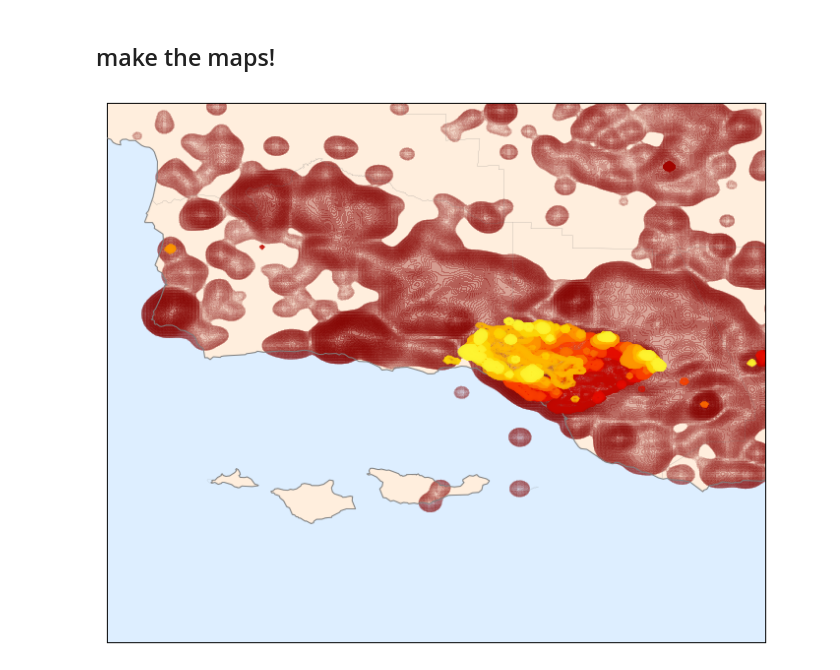
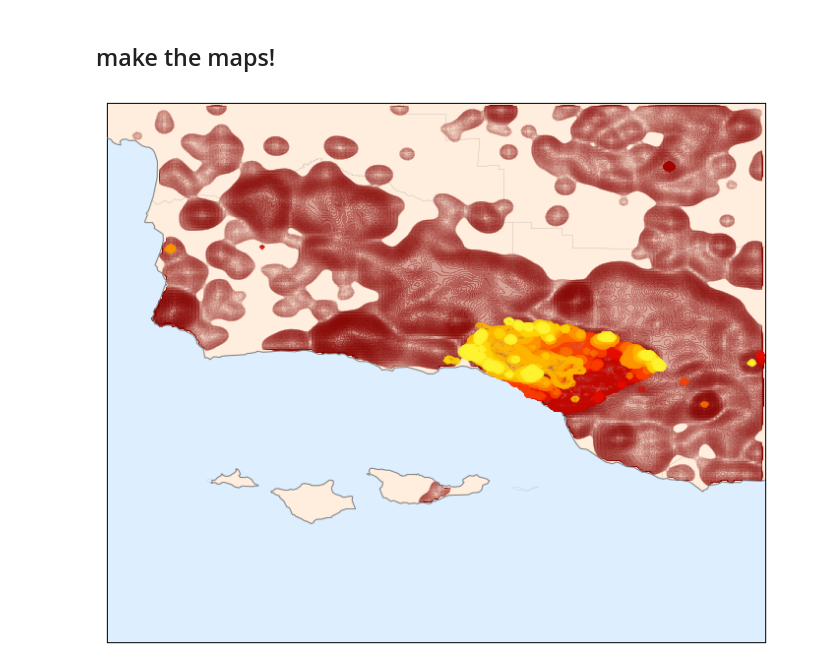
Before and after one commit to mkmcc/ThomasFire, a Jupyter notebook: Thomas Fire.ipynb, the cells around one changed output. Saved outputs shown, nothing was run; the diff lists cells and outputs as text; code cells hidden in the pictures.

Commit message:
crop data to be on land.

```diff
--- a/Thomas Fire.ipynb
+++ b/Thomas Fire.ipynb
@@ -178,22 +178,33 @@ for i, Z in enumerate(v_data):
 # %%
 fig, ax = plt.subplots(figsize=(12,12))
 
 m = Basemap(projection='cyl', llcrnrlat=Y.min(),
-               urcrnrlat=Y.max(), llcrnrlon=X.min(),
-               urcrnrlon=X.max(), resolution='h', ax=ax)
+            urcrnrlat=Y.max(), llcrnrlon=X.min(),
+            urcrnrlon=X.max(), resolution='h', ax=ax)
+
+def landq(pt):
+    p = m(*(pt[::-1])) # reverse coordinates and use map projection
+    return m.is_land(*p)
+
+land_mask = np.asarray([ landq(pt) for pt in xy * 180 / np.pi ])
+land_mask = land_mask.reshape(Z.shape)
 
 m.drawmapboundary(fill_color='#DDEEFF');
 m.fillcontinents(color='#FFEEDD');
 
-ax.contourf(X, Y, adata, levels=alevels, cmap=archive_colormap, zorder=2);
+con = adata
+con[~land_mask] = -9999.0
+ax.contourf(X, Y, con, levels=alevels, cmap=archive_colormap, zorder=2);
 
 m.drawcoastlines(color='gray', zorder=3);
 m.drawcounties(color='gray', zorder=3);
 
 for i, Z in enumerate(v_data):
-    ax.contourf(X, Y, Z, levels=levels[2:], cmap=colormaps[i], zorder=4);
+    con = Z
+    con[~land_mask] = -9999.0
+    ax.contourf(X, Y, con, levels=levels[2:], cmap=colormaps[i], zorder=4);
 # %% [output]
-[figure, old version]
+[figure, new version]
 # %%
 fig.savefig('thomas-fire-plain.png', dpi=150, bbox_inches='tight')
 # %%
```
Also changed, not shown: parts of 7 cells of this notebook, 4 other files.
